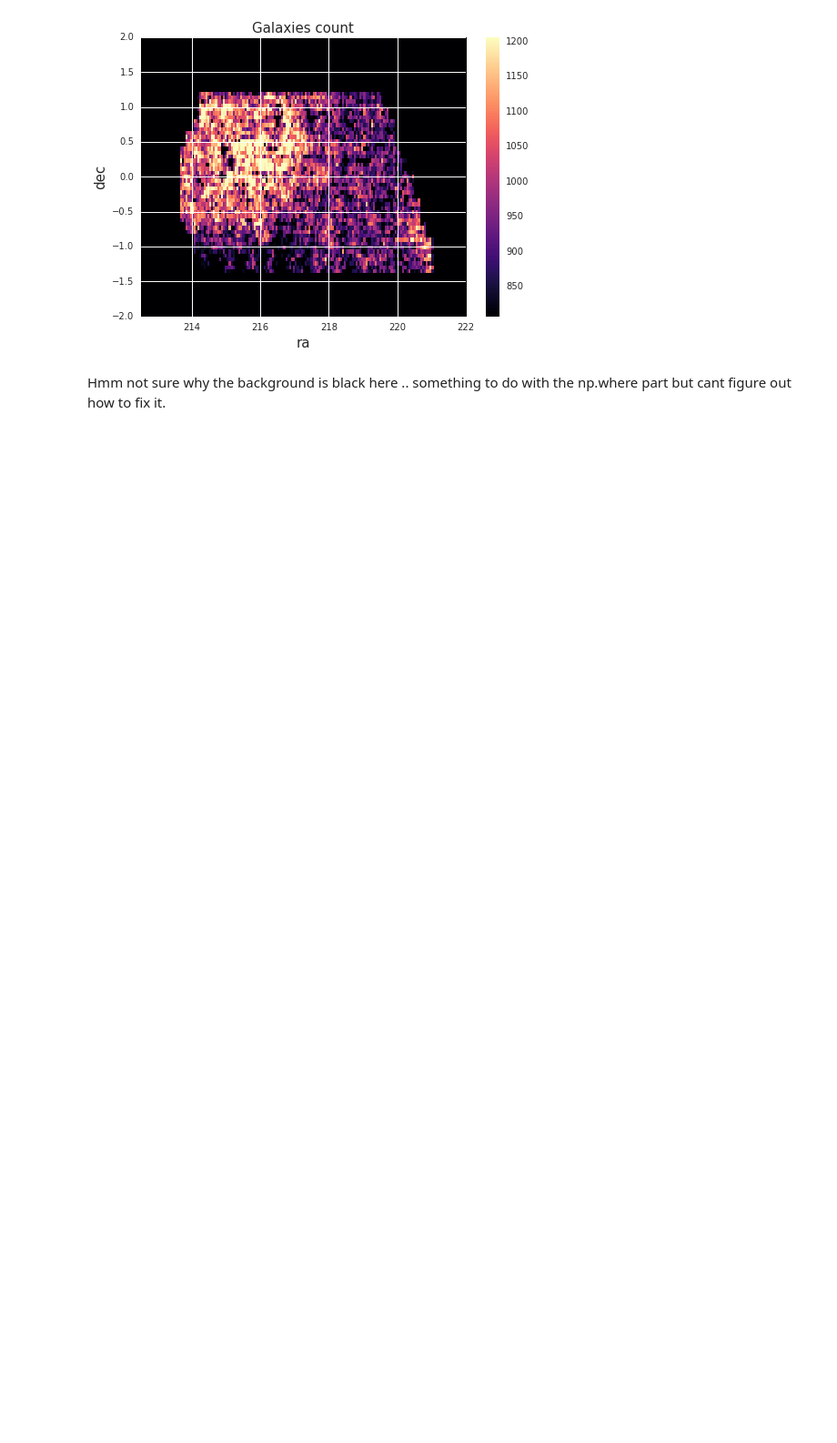
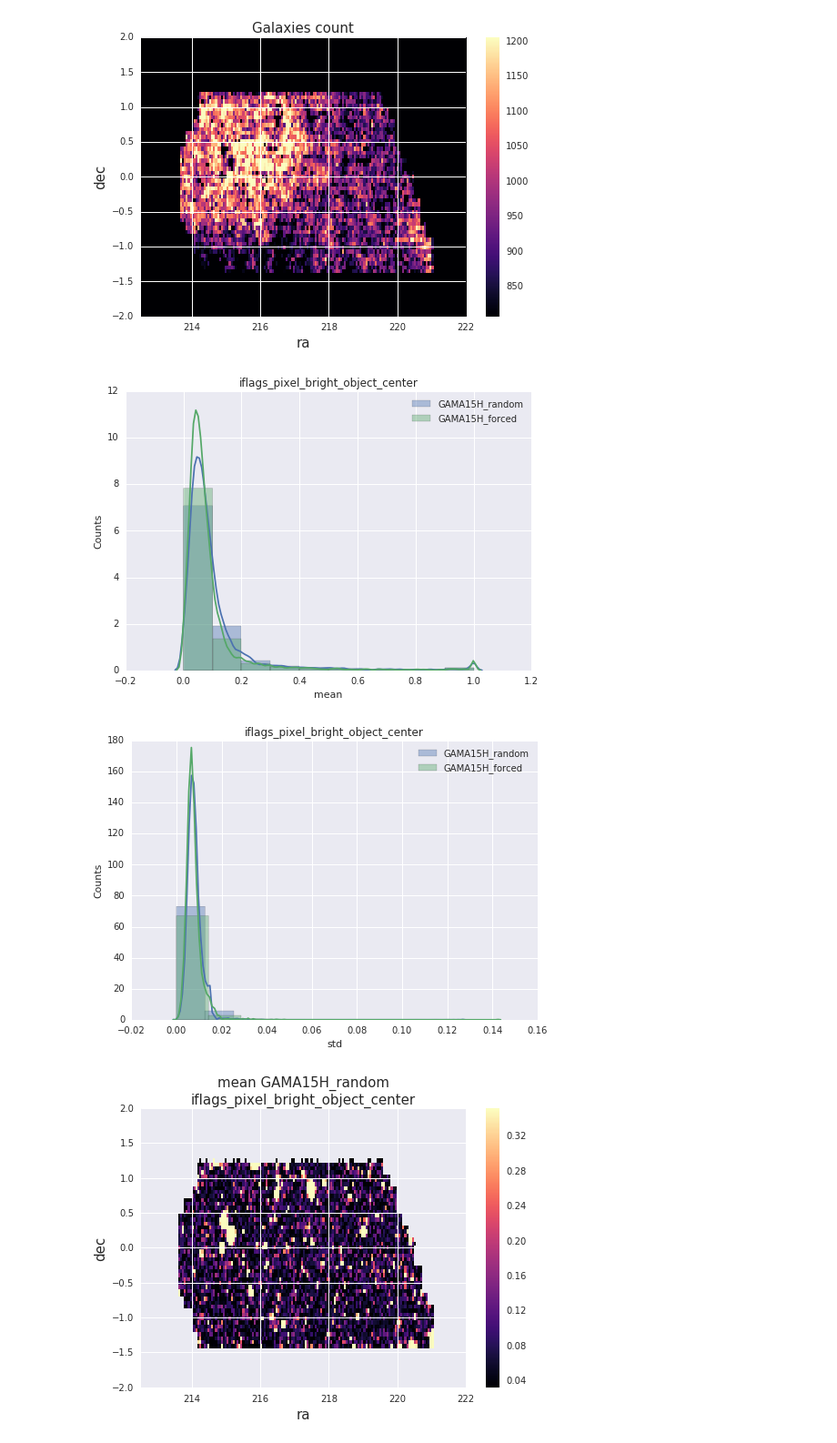
Before and after one commit to LSSTDESC/DEHSC_LSS, a Jupyter notebook: HSC-GAMA15H-forced+random-maps.ipynb, the cells around one changed output. Shown at 91% size. Drawn from its saved outputs; the diff is of its cells as text; code cells hidden in the pictures; blank space fills up the shorter version.

Commit message:
Added maps for bright objects; random/forced tables give different ones. #3

```diff
--- a/HSC-GAMA15H-forced+random-maps.ipynb
+++ b/HSC-GAMA15H-forced+random-maps.ipynb
@@ -165,5 +168,35 @@ createCountsMap(ra= HSCdata[HSCDataKey].iloc[ind]['ra'],
 # %% [output]
 [figure]
 [figure]
-# %% [markdown]
-Hmm not sure why the background is black here .. something to do with the np.where part but cant figure out how to fix it.
+# %%
+keys= HSCdata.keys()
+# %%
+# plot iflags_pixel_bright_object_center. compare between those in forced vs. random tables.
+colKey= 'iflags_pixel_bright_object_center'
+
+fig, ax1= plt.subplots(1,1)
+fig, ax2= plt.subplots(1,1)
+
+axes= [ax1, ax2]
+
+for key in keys:
+    mean, std= createMeanStdMaps(ra= HSCdata[key]['ra'],
+                                           dec= HSCdata[key]['dec'],
+                                           quantity= HSCdata[key][colKey],
+                                           flatSkyGrid= flatSkyGrid, returnMaps= True,
+                                           plotMaps= True, quantityName= '%s\n%s'%(key, colKey))
+    sns.distplot(mean[~np.isnan(mean)], ax= axes[0], label= key, bins= 10)
+    sns.distplot(std[~np.isnan(std)], ax= axes[1], label= key, bins= 10)
+
+for ax in axes:
+    ax.set_title(colKey)
+    ax.legend()
+    ax.set_ylabel('Counts')
+axes[0].set_xlabel('mean')
+axes[1].set_xlabel('std')
+
+plt.show()
+# %% [output]
+[figure, added]
+[figure, added]
+[figure, added]
```
Also changed, not shown: parts of 8 cells of this notebook.
